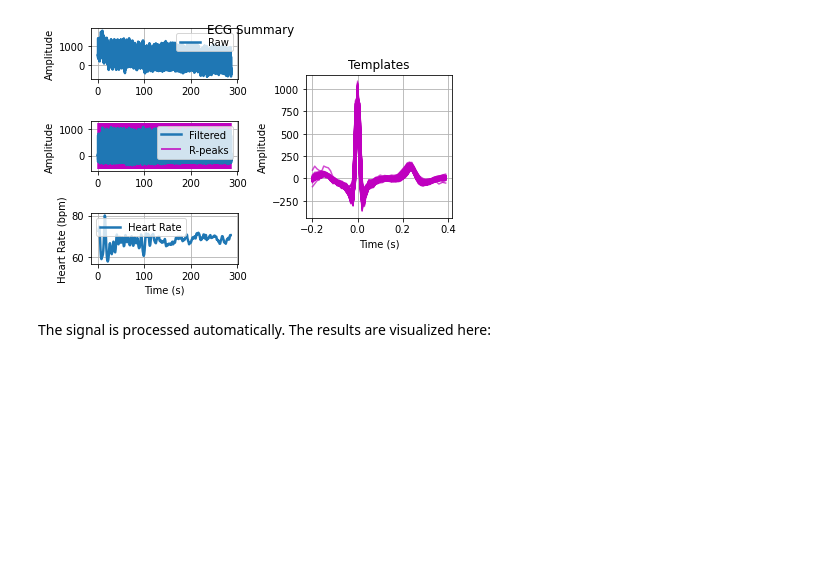
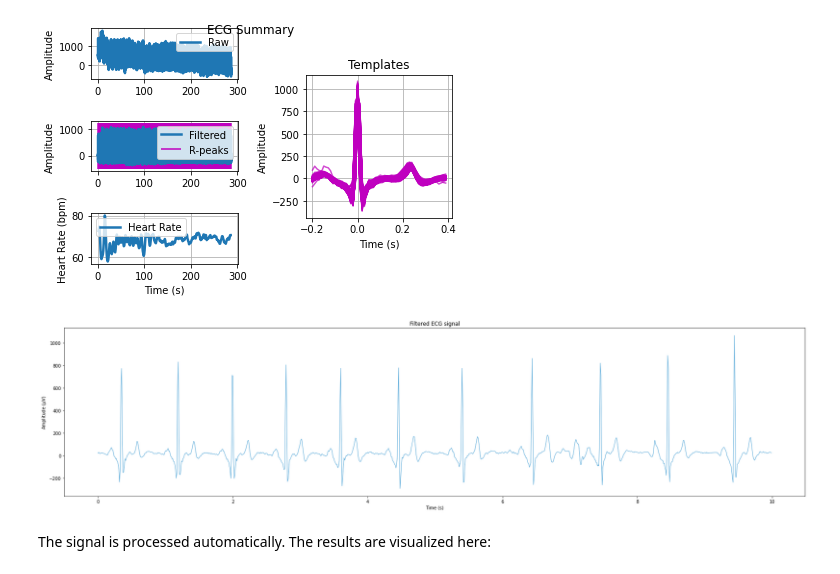
Before and after one commit to abcsds/NPLab, a Jupyter notebook: analysis/Analysis_explanation.ipynb, the cells around one changed output. Cells and saved outputs as stored; diff of their text form; code cells hidden in the pictures; blank space fills up the shorter version.

```diff
--- a/analysis/Analysis_explanation.ipynb
+++ b/analysis/Analysis_explanation.ipynb
@@ -114,6 +119,22 @@ sig = non_filtered.flatten()
 out = ecg.ecg(signal=sig, sampling_rate=fs, show=True)
 # %% [output]
 [figure]
+# %%
+samples = 1000
+plt.figure(figsize=(30, 7))
+plt.title("Filtered ECG signal")
+plt.plot(out["ts"][0:samples],
+         out["filtered"][0:samples],
+         color="#51A6D8",
+         linewidth=1,
+         label="ECG")
+
+# plt.xlim(0, 290)
+plt.xlabel("Time (s)")
+plt.ylabel("Amplitude ($\mu$V)")
+plt.show()
+# %% [output]
+[figure, added]
 # %% [markdown]
 The signal is processed automatically. The results are visualized here:
 # %%
```
Also changed, not shown: parts of 8 cells of this notebook.
